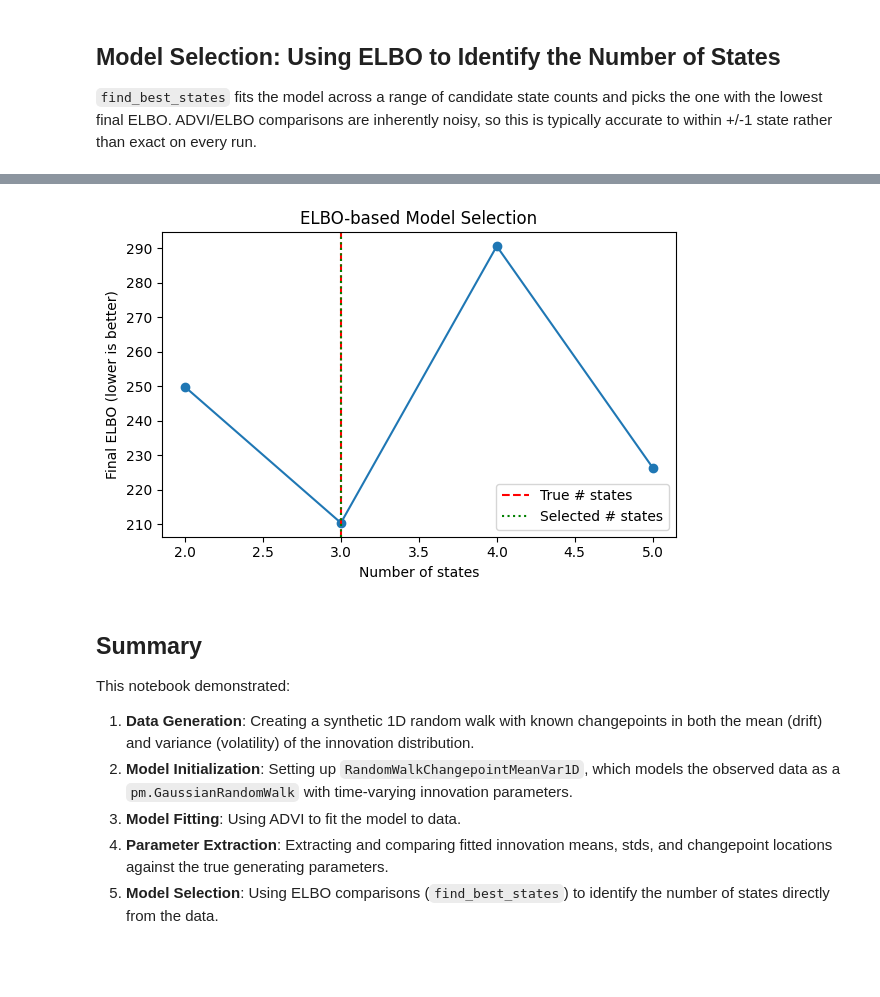
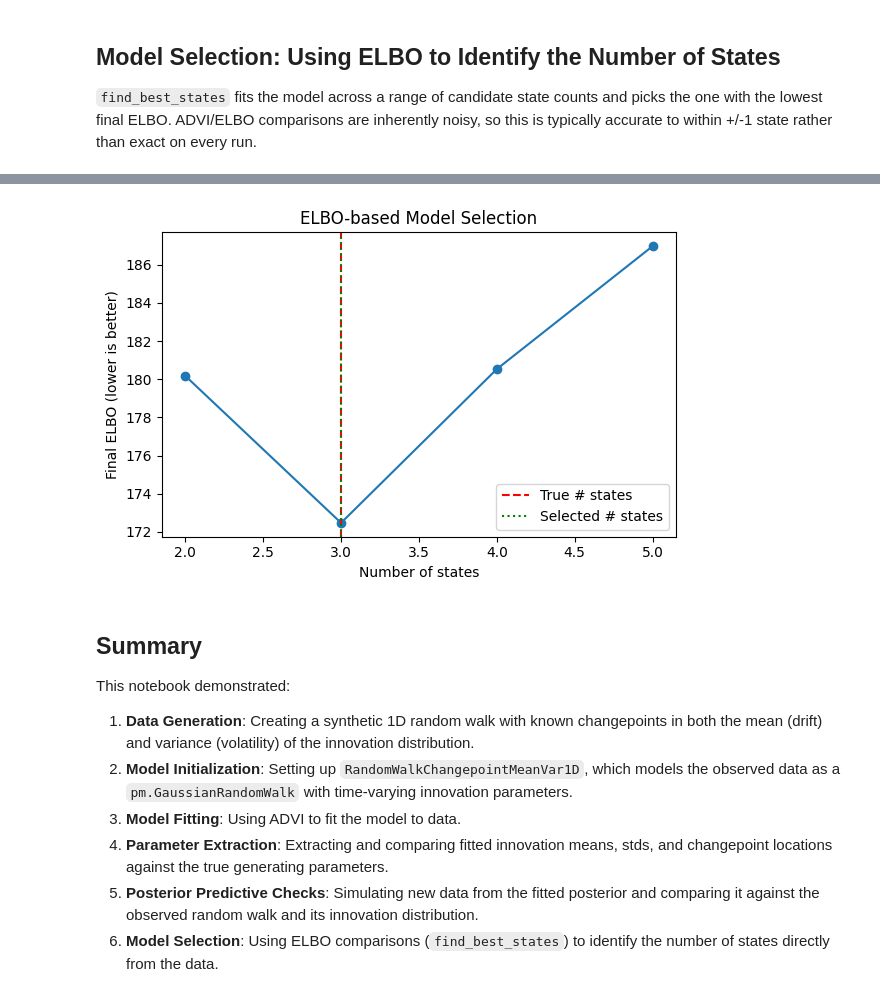
Before and after one commit to abuzarmahmood/pytau, a Jupyter notebook: pytau/how_to/model_notebooks/RandomWalkChangepointMeanVar1D.ipynb, the cells around one changed output, grey strips where cells are left out. Cells and saved outputs as stored; diff of their text form; code cells hidden in the pictures; blank space fills up the shorter version.

```diff
--- a/pytau/how_to/model_notebooks/RandomWalkChangepointMeanVar1D.ipynb
+++ b/pytau/how_to/model_notebooks/RandomWalkChangepointMeanVar1D.ipynb
@@ -335,7 +395,7 @@ min_states, max_states = 2, 5
 best_model, model_list, elbo_values = find_best_states(
     test_data,
     random_walk_changepoint_mean_var_1d,
-    n_fit=3000,
+    n_fit=50000,
     n_samples=200,
     min_states=min_states,
     max_states=max_states,
@@ -370,5 +430,5 @@ ELBO by state count: {2: 249.76, 3: 210.37, 4: 290.54, 5: 226.4}
 Selected number of states (lowest ELBO): 3 (true: 3)
-[figure, old version]
+[figure, new version]
 # %% [markdown]
 ## Summary
 
@@ -377,4 +437,5 @@ This notebook demonstrated:
 2. **Model Initialization**: Setting up `RandomWalkChangepointMeanVar1D`, which models the observed data as a `pm.GaussianRandomWalk` with time-varying innovation parameters.
 3. **Model Fitting**: Using ADVI to fit the model to data.
 4. **Parameter Extraction**: Extracting and comparing fitted innovation means, stds, and changepoint locations against the true generating parameters.
-5. **Model Selection**: Using ELBO comparisons (`find_best_states`) to identify the number of states directly from the data.
+5. **Posterior Predictive Checks**: Simulating new data from the fitted posterior and comparing it against the observed random walk and its innovation distribution.
+6. **Model Selection**: Using ELBO comparisons (`find_best_states`) to identify the number of states directly from the data.
```
Also changed, not shown: parts of 11 cells of this notebook.
